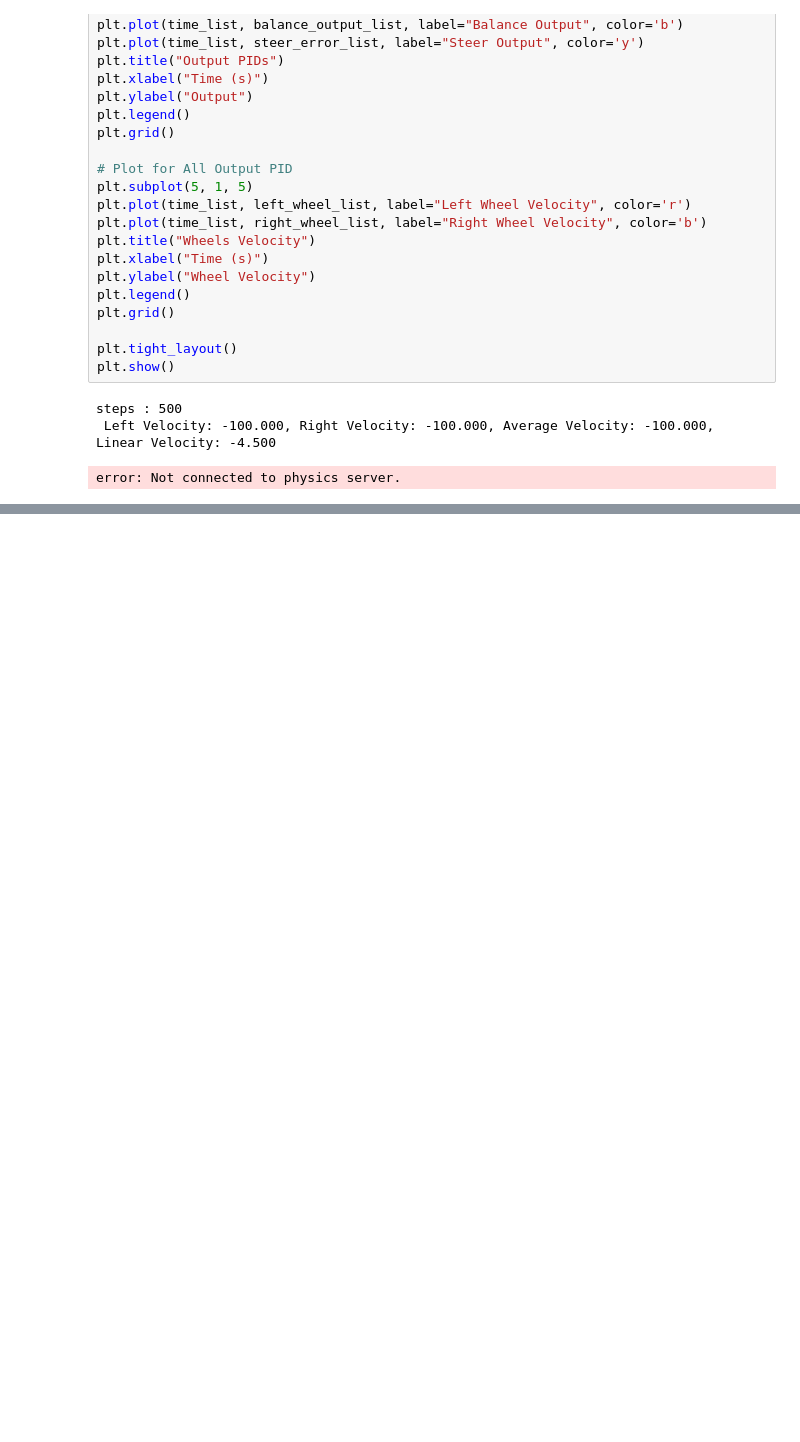
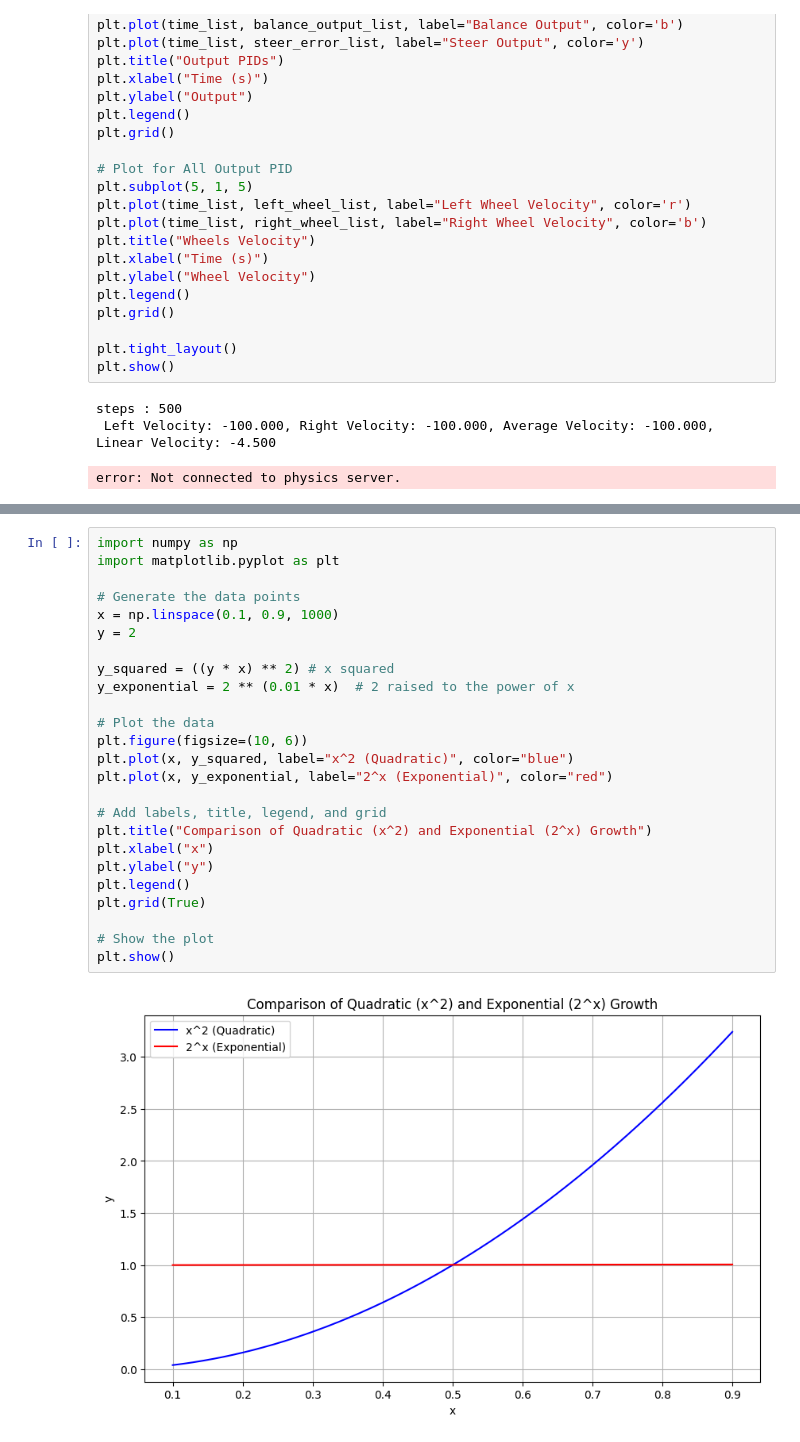
Before and after one commit to fitranurmayadi/twsbr-rl, a Jupyter notebook: testing_self_balancing_line_following.ipynb, the cells around one changed output, grey strips where cells are left out. Saved outputs shown, nothing was run; the diff lists cells and outputs as text; blank space fills up the shorter version.

```diff
--- a/testing_self_balancing_line_following.ipynb
+++ b/testing_self_balancing_line_following.ipynb
@@ -1039,0 +1041,27 @@ error: Not connected to physics server.
+# %%
+import numpy as np
+import matplotlib.pyplot as plt
+
+# Generate the data points
+x = np.linspace(0.1, 0.9, 1000)
+y = 2
+
+y_squared = ((y * x) ** 2) # x squared
+y_exponential = 2 ** (0.01 * x)  # 2 raised to the power of x
+
+# Plot the data
+plt.figure(figsize=(10, 6))
+plt.plot(x, y_squared, label="x^2 (Quadratic)", color="blue")
+plt.plot(x, y_exponential, label="2^x (Exponential)", color="red")
+
+# Add labels, title, legend, and grid
+plt.title("Comparison of Quadratic (x^2) and Exponential (2^x) Growth")
+plt.xlabel("x")
+plt.ylabel("y")
+plt.legend()
+plt.grid(True)
+
+# Show the plot
+plt.show()
+# %% [output]
+[figure, added]
```
Also changed, not shown: parts of 3 cells of this notebook, 31 other files.
